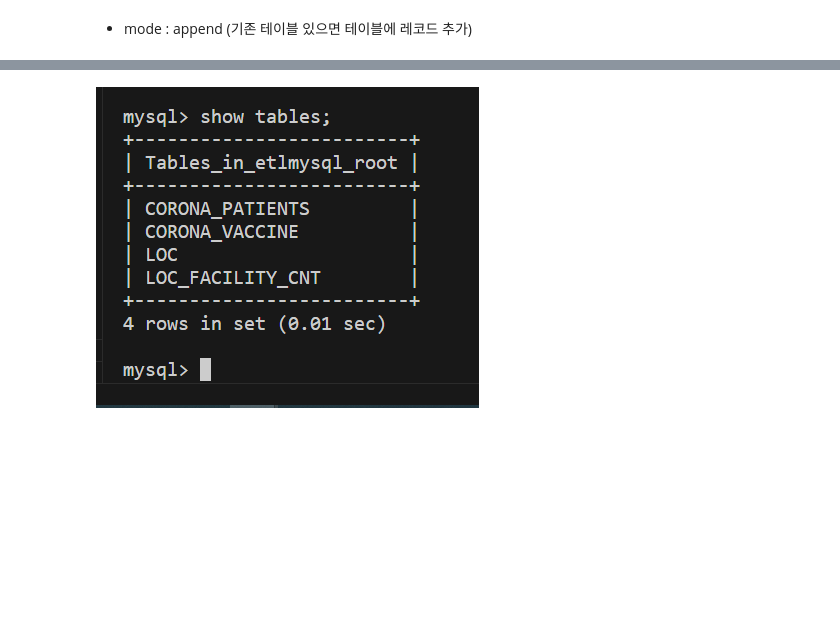
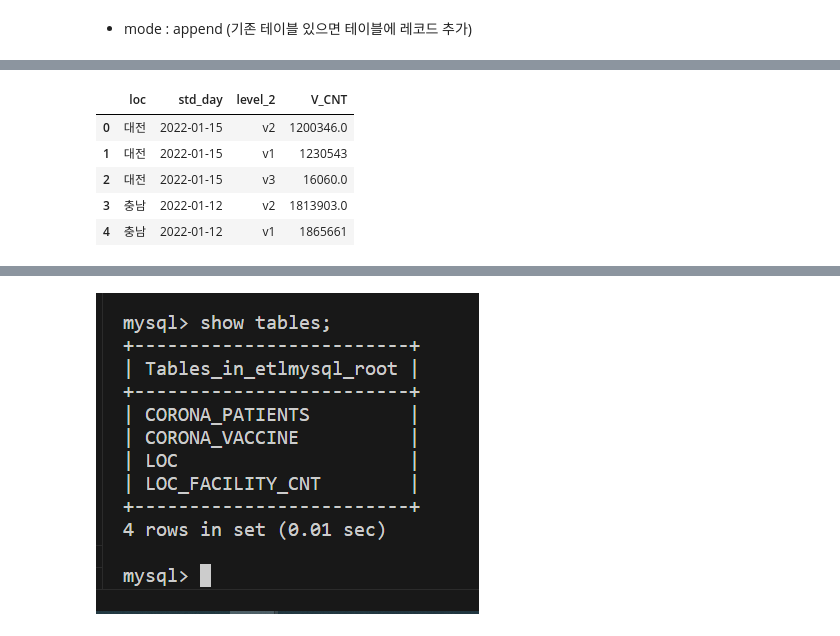
Before and after one commit to ahnyoungjoon00/a_hadoop_spark, a Jupyter notebook: 16_Load_DW.ipynb, the cells around one changed output, grey strips where cells are left out. Saved outputs shown, nothing was run; the diff lists cells and outputs as text; code cells hidden in the pictures; blank space fills up the shorter version.

```diff
--- a/16_Load_DW.ipynb
+++ b/16_Load_DW.ipynb
@@ -136,0 +403,10 @@ Py4JJavaError: An error occurred while calling o60.jdbc.
+# %%
+pdCoVac.reset_index(inplace= True)
+pdCoVac.head() # 이런 데이터 형태로 하면 나중에 v4 v5 이렇게 시간의 흐름에 따른 변화에 좋음
+# %% [output]
+|  | loc | std_day | level_2 | V_CNT |
+| 0 | 대전 | 2022-01-15 | v2 | 1200346.0 |
+| 1 | 대전 | 2022-01-15 | v1 | 1230543 |
+| 2 | 대전 | 2022-01-15 | v3 | 16060.0 |
+| 3 | 충남 | 2022-01-12 | v2 | 1813903.0 |
+| 4 | 충남 | 2022-01-12 | v1 | 1865661 |
```
Also changed, not shown: parts of 31 cells of this notebook, 1 other file.
